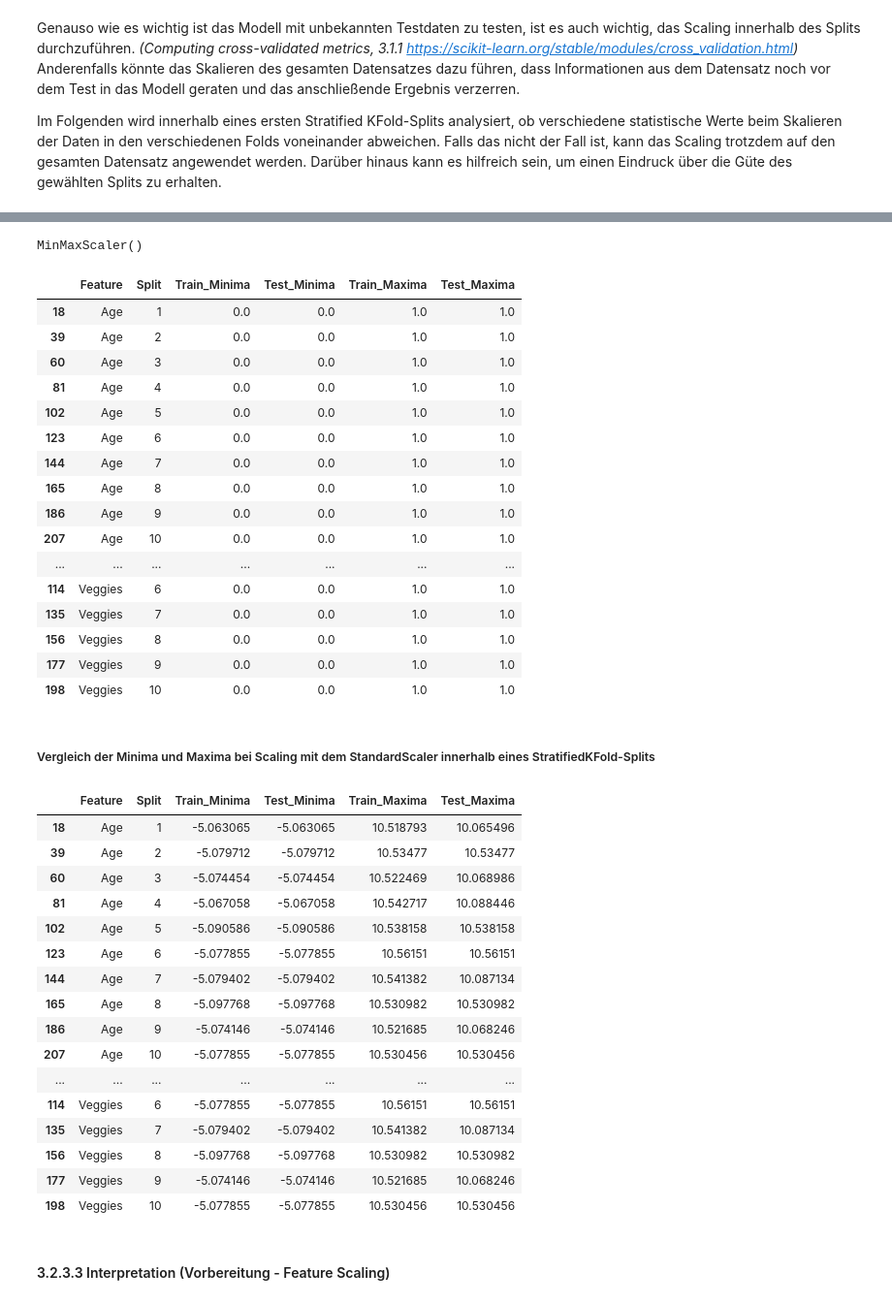
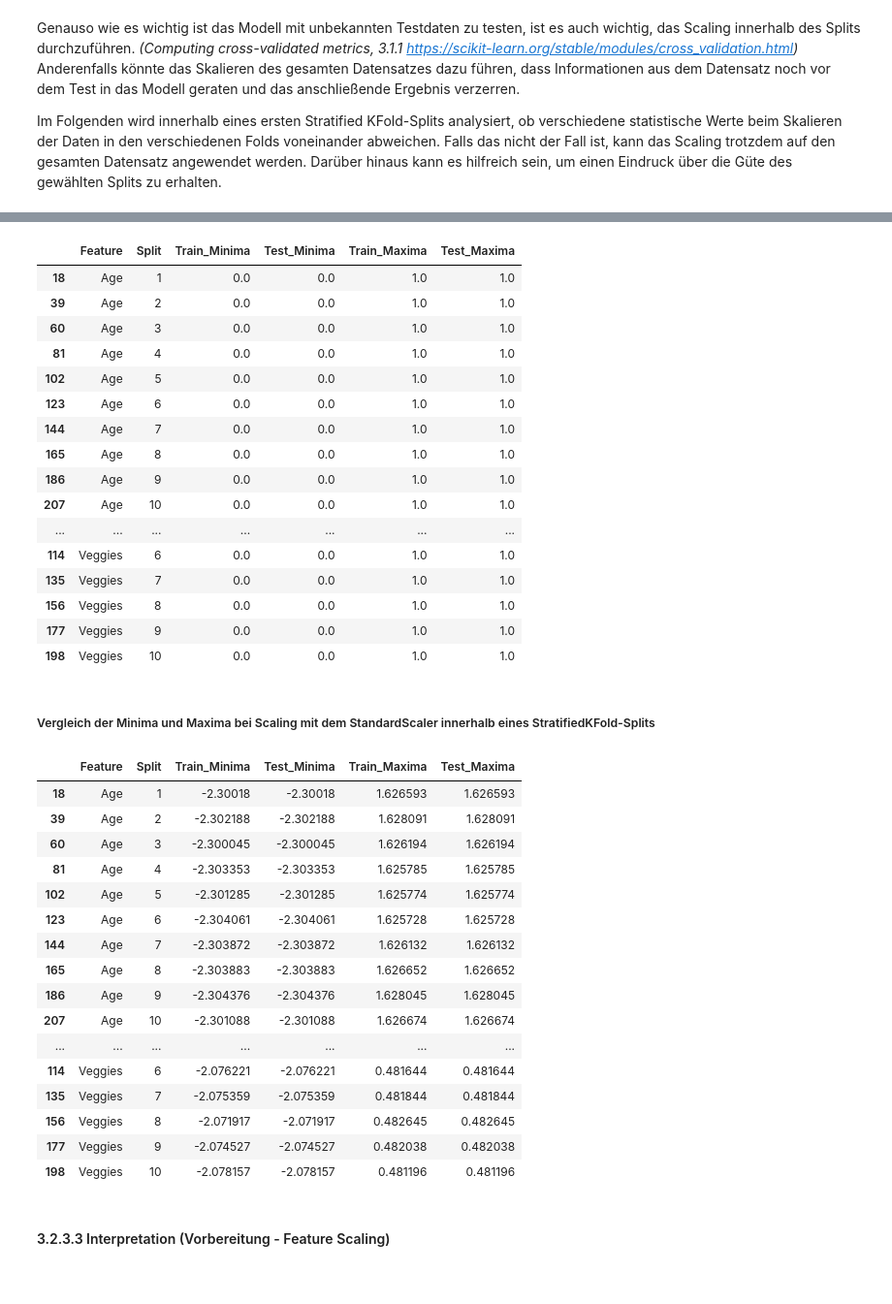
Before and after one commit to switchmachine/Diabetes-Health-Indicators, a Jupyter notebook: Programmieren2_Gruppe7_Projekt_DiabetesHealthIndicators.ipynb, the cells around one changed output, grey strips where cells are left out. Shown at 97% size. Drawn from its saved outputs; the diff is of its cells as text; code cells hidden in the pictures.

```diff
--- a/Programmieren2_Gruppe7_Projekt_DiabetesHealthIndicators.ipynb
+++ b/Programmieren2_Gruppe7_Projekt_DiabetesHealthIndicators.ipynb
@@ -686,8 +693,7 @@ def create_df_scaling_cv(x_values, y_value, scaler):
 # %%
-df_minmax_scaler_cv = create_df_scaling_cv(x_values, y_value, MinMaxScaler())
+df_minmax_scaler_cv = create_df_scaling_cv_feature(x_values, y_value, MinMaxScaler())
 df_minmax_scaler_cv
 # %% [output]
-MinMaxScaler()
 |  | Feature | Split | Train_Minima | Test_Minima | Train_Maxima | Test_Maxima |
 | 18 | Age | 1 | 0.0 | 0.0 | 1.0 | 1.0 |
 | 39 | Age | 2 | 0.0 | 0.0 | 1.0 | 1.0 |
@@ -705,26 +711,3 @@ MinMaxScaler()
 | 156 | Veggies | 8 | 0.0 | 0.0 | 1.0 | 1.0 |
 | 177 | Veggies | 9 | 0.0 | 0.0 | 1.0 | 1.0 |
 | 198 | Veggies | 10 | 0.0 | 0.0 | 1.0 | 1.0 |
-# %% [markdown]
-##### Vergleich der Minima und Maxima bei Scaling mit dem StandardScaler innerhalb eines StratifiedKFold-Splits
-# %%
-df_minmax_scaler_cv = create_df_scaling_cv(x_values, y_value, StandardScaler())
-df_minmax_scaler_cv
-# %% [output]
-|  | Feature | Split | Train_Minima | Test_Minima | Train_Maxima | Test_Maxima |
-| 18 | Age | 1 | -5.063065 | -5.063065 | 10.518793 | 10.065496 |
-| 39 | Age | 2 | -5.079712 | -5.079712 | 10.53477 | 10.53477 |
-| 60 | Age | 3 | -5.074454 | -5.074454 | 10.522469 | 10.068986 |
-| 81 | Age | 4 | -5.067058 | -5.067058 | 10.542717 | 10.088446 |
-| 102 | Age | 5 | -5.090586 | -5.090586 | 10.538158 | 10.538158 |
-| 123 | Age | 6 | -5.077855 | -5.077855 | 10.56151 | 10.56151 |
-| 144 | Age | 7 | -5.079402 | -5.079402 | 10.541382 | 10.087134 |
-| 165 | Age | 8 | -5.097768 | -5.097768 | 10.530982 | 10.530982 |
-| 186 | Age | 9 | -5.074146 | -5.074146 | 10.521685 | 10.068246 |
-| 207 | Age | 10 | -5.077855 | -5.077855 | 10.530456 | 10.530456 |
-| ... | ... | ... | ... | ... | ... | ... |
-| 114 | Veggies | 6 | -5.077855 | -5.077855 | 10.56151 | 10.56151 |
-| 135 | Veggies | 7 | -5.079402 | -5.079402 | 10.541382 | 10.087134 |
-| 156 | Veggies | 8 | -5.097768 | -5.097768 | 10.530982 | 10.530982 |
-| 177 | Veggies | 9 | -5.074146 | -5.074146 | 10.521685 | 10.068246 |
-| 198 | Veggies | 10 | -5.077855 | -5.077855 | 10.530456 | 10.530456 |
@@ -731,3 +716,26 @@ df_minmax_scaler_cv
+# %% [markdown]
+##### Vergleich der Minima und Maxima bei Scaling mit dem StandardScaler innerhalb eines StratifiedKFold-Splits
+# %%
+df_minmax_scaler_cv = create_df_scaling_cv_feature(x_values, y_value, StandardScaler())
+df_minmax_scaler_cv
+# %% [output]
+|  | Feature | Split | Train_Minima | Test_Minima | Train_Maxima | Test_Maxima |
+| 18 | Age | 1 | -2.30018 | -2.30018 | 1.626593 | 1.626593 |
+| 39 | Age | 2 | -2.302188 | -2.302188 | 1.628091 | 1.628091 |
+| 60 | Age | 3 | -2.300045 | -2.300045 | 1.626194 | 1.626194 |
+| 81 | Age | 4 | -2.303353 | -2.303353 | 1.625785 | 1.625785 |
+| 102 | Age | 5 | -2.301285 | -2.301285 | 1.625774 | 1.625774 |
+| 123 | Age | 6 | -2.304061 | -2.304061 | 1.625728 | 1.625728 |
+| 144 | Age | 7 | -2.303872 | -2.303872 | 1.626132 | 1.626132 |
+| 165 | Age | 8 | -2.303883 | -2.303883 | 1.626652 | 1.626652 |
+| 186 | Age | 9 | -2.304376 | -2.304376 | 1.628045 | 1.628045 |
+| 207 | Age | 10 | -2.301088 | -2.301088 | 1.626674 | 1.626674 |
+| ... | ... | ... | ... | ... | ... | ... |
+| 114 | Veggies | 6 | -2.076221 | -2.076221 | 0.481644 | 0.481644 |
+| 135 | Veggies | 7 | -2.075359 | -2.075359 | 0.481844 | 0.481844 |
+| 156 | Veggies | 8 | -2.071917 | -2.071917 | 0.482645 | 0.482645 |
+| 177 | Veggies | 9 | -2.074527 | -2.074527 | 0.482038 | 0.482038 |
+| 198 | Veggies | 10 | -2.078157 | -2.078157 | 0.481196 | 0.481196 |
 # %% [markdown]
 #### 3.2.3.3 Interpretation (Vorbereitung - Feature Scaling)
 # %% [markdown]
```
Also changed, not shown: parts of 21 cells of this notebook.
